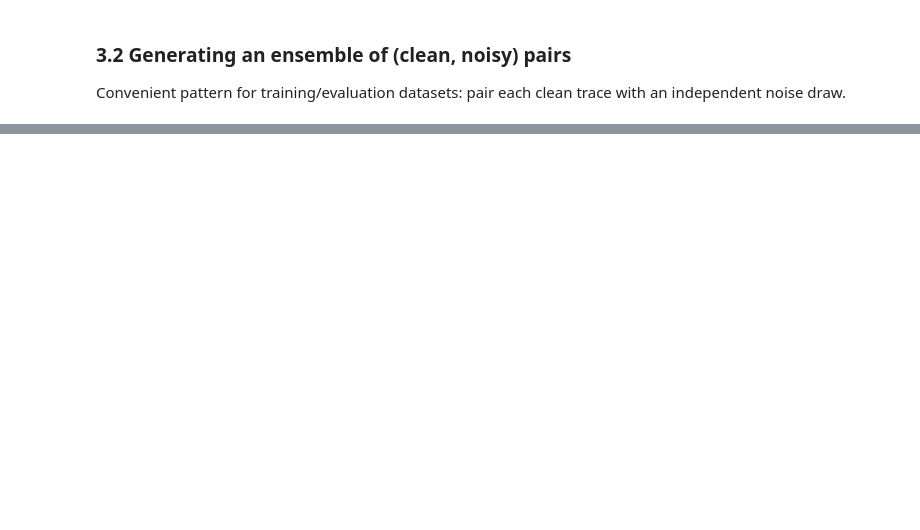
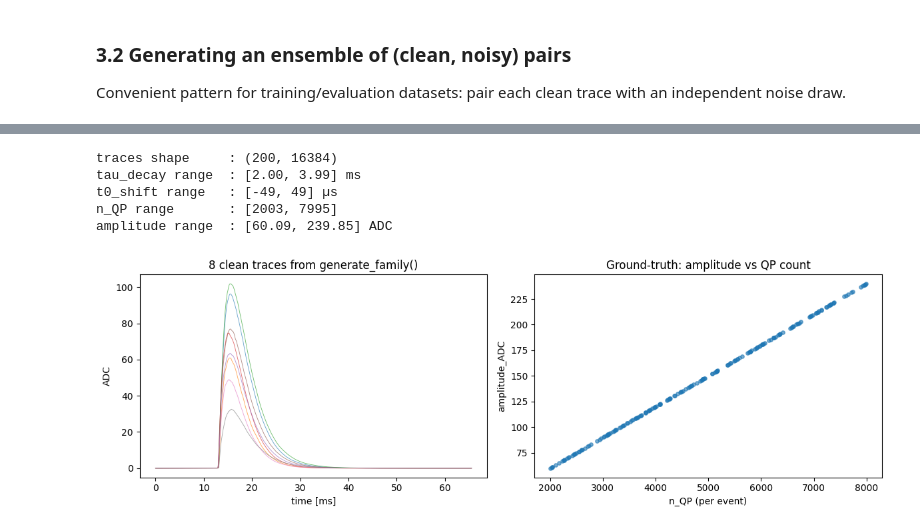
Before and after one commit to dowlingwong/noise-weighted-subspace-reconstruction, a Jupyter notebook: QP_simulator/qp_simulator_tutorial.ipynb, the cells around one changed output, grey strips where cells are left out. Cells and saved outputs as stored; diff of their text form; code cells hidden in the pictures; blank space fills up the shorter version.

```diff
--- a/QP_simulator/qp_simulator_tutorial.ipynb
+++ b/QP_simulator/qp_simulator_tutorial.ipynb
@@ -258,0 +298,36 @@ The clean-trace path is bit-equivalent (to one float64 ulp) with the QP/phonon p
+# %%
+traces, params = sim.generate_family(
+    n_events       = 200,
+    tau_decay_range = (2e6, 4e6),     # ns: vary decay time ±33%
+    t0_jitter_range = (-5e4, 5e4),    # ns: ±50 µs trigger jitter
+    n_QP_range      = (2000, 8000),   # vary signal energy
+    rng             = rng,
+)
+
+print(f'traces shape     : {traces.shape}')
+print(f'tau_decay range  : [{params["tau_decay"].min()*1e-6:.2f}, {params["tau_decay"].max()*1e-6:.2f}] ms')
+print(f't0_shift range   : [{params["t0_shift"].min()*1e-3:.0f}, {params["t0_shift"].max()*1e-3:.0f}] µs')
+print(f'n_QP range       : [{params["n_QP"].min()}, {params["n_QP"].max()}]')
+print(f'amplitude range  : [{params["amplitude_ADC"].min():.2f}, {params["amplitude_ADC"].max():.2f}] ADC')
+# %% [output]
+traces shape     : (200, 16384)
+tau_decay range  : [2.00, 3.99] ms
+t0_shift range   : [-49, 49] µs
+n_QP range       : [2003, 7995]
+amplitude range  : [60.09, 239.85] ADC
+# %%
+# Visualize: first 8 clean traces and amplitude vs n_QP scatter
+fig, axes = plt.subplots(1, 2, figsize=(12, 4))
+
+for i in range(8):
+    axes[0].plot(t_ms, traces[i], lw=0.6, alpha=0.7)
+axes[0].set_xlabel('time [ms]'); axes[0].set_ylabel('ADC')
+axes[0].set_title('8 clean traces from generate_family()')
+
+axes[1].scatter(params['n_QP'], params['amplitude_ADC'], s=15, alpha=0.6)
+axes[1].set_xlabel('n_QP (per event)'); axes[1].set_ylabel('amplitude_ADC')
+axes[1].set_title('Ground-truth: amplitude vs QP count')
+
+fig.tight_layout()
+# %% [output]
+[figure, added]
```
Also changed, not shown: parts of 19 cells of this notebook, 3 other files.
